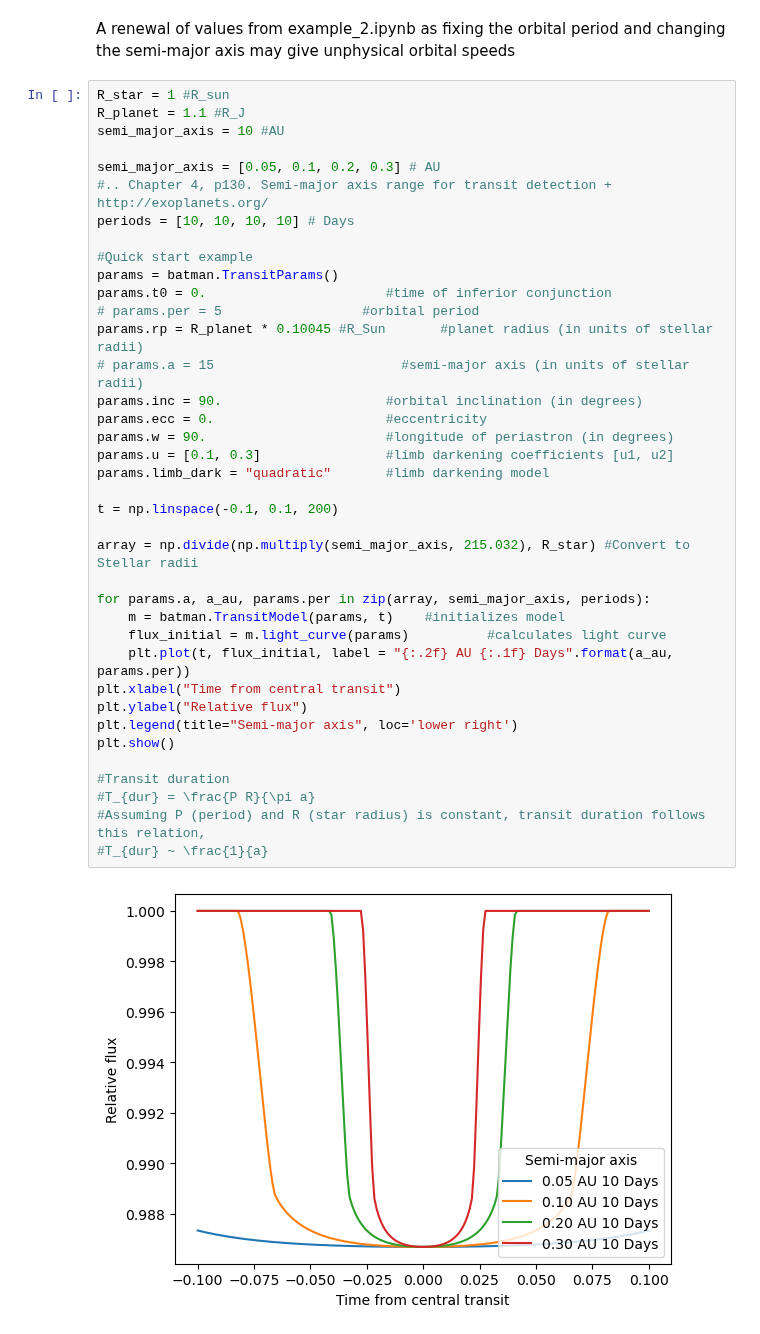
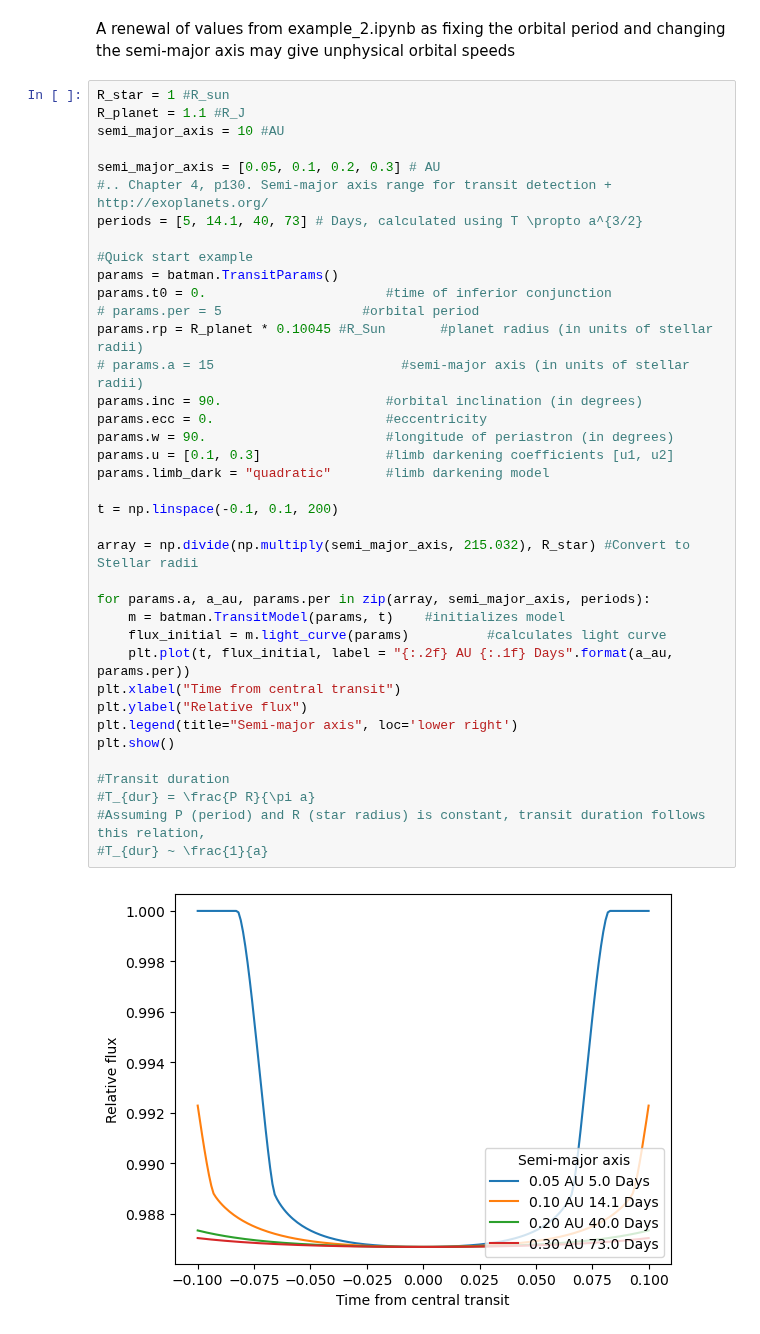
Before and after one commit to hrwakeford/MSci2022_TESS, a Jupyter notebook: BATMAN_code/example_4.ipynb, the cells around one changed output. Cells and saved outputs as stored; diff of their text form.

```diff
--- a/BATMAN_code/example_4.ipynb
+++ b/BATMAN_code/example_4.ipynb
@@ -11,36 +13,36 @@ semi_major_axis = 10 #AU
 
 semi_major_axis = [0.05, 0.1, 0.2, 0.3] # AU
 #.. Chapter 4, p130. Semi-major axis range for transit detection + http://exoplanets.org/
-periods = [10, 10, 10, 10] # Days
+periods = [5, 14.1, 40, 73] # Days, calculated using T \propto a^{3/2}
 
 #Quick start example
 params = batman.TransitParams()
 params.t0 = 0.                       #time of inferior conjunction
 # params.per = 5                  #orbital period
 params.rp = R_planet * 0.10045 #R_Sun       #planet radius (in units of stellar radii)
 # params.a = 15                        #semi-major axis (in units of stellar radii)
 params.inc = 90.                     #orbital inclination (in degrees)
 params.ecc = 0.                      #eccentricity
 params.w = 90.                       #longitude of periastron (in degrees)
 params.u = [0.1, 0.3]                #limb darkening coefficients [u1, u2]
 params.limb_dark = "quadratic"       #limb darkening model
 
 t = np.linspace(-0.1, 0.1, 200)
 
 array = np.divide(np.multiply(semi_major_axis, 215.032), R_star) #Convert to Stellar radii
 
 for params.a, a_au, params.per in zip(array, semi_major_axis, periods):
     m = batman.TransitModel(params, t)    #initializes model
     flux_initial = m.light_curve(params)          #calculates light curve
     plt.plot(t, flux_initial, label = "{:.2f} AU {:.1f} Days".format(a_au, params.per))
 plt.xlabel("Time from central transit")
 plt.ylabel("Relative flux")
 plt.legend(title="Semi-major axis", loc='lower right')
 plt.show()
 
 #Transit duration
 #T_{dur} = \frac{P R}{\pi a}
 #Assuming P (period) and R (star radius) is constant, transit duration follows this relation,
 #T_{dur} ~ \frac{1}{a}
 # %% [output]
-[figure, old version]
+[figure, new version]
```
Also changed, not shown: parts of 2 cells of this notebook, 2 other files.
